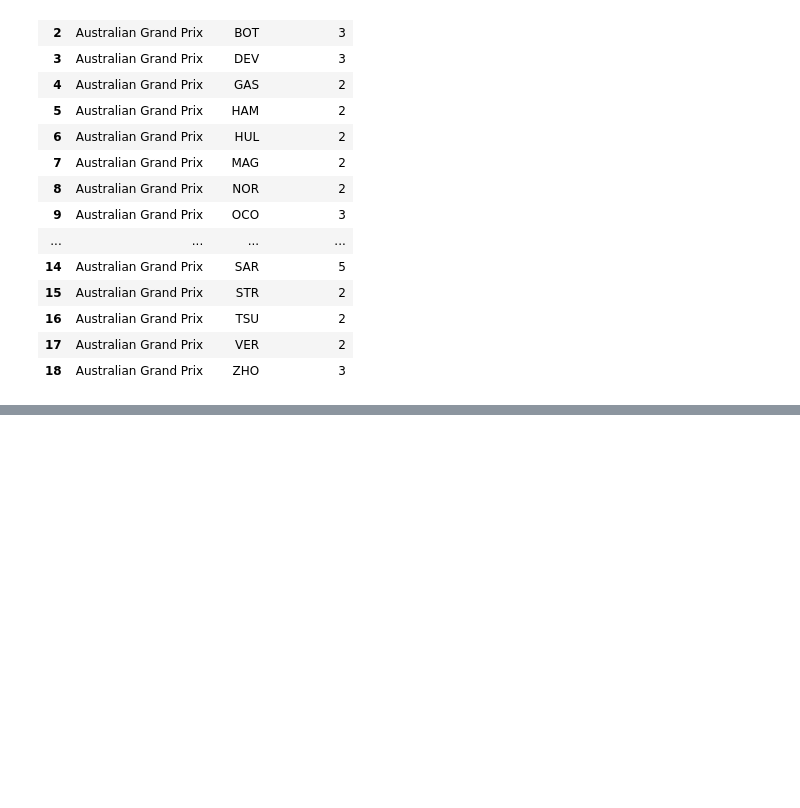
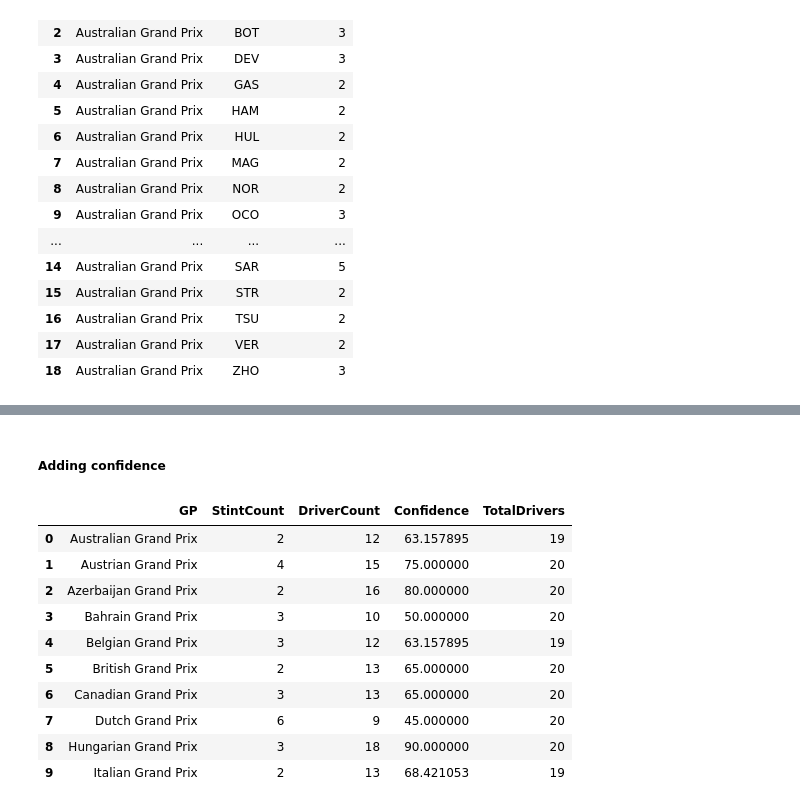
Before and after one commit to UsualSuspect09/F1-Race-Strat-Engine, a Jupyter notebook: Feature_Engg_2023.ipynb, the cells around one changed output, grey strips where cells are left out. Saved outputs shown, nothing was run; the diff lists cells and outputs as text; code cells hidden in the pictures; blank space fills up the shorter version.

Commit message:
Driver-Stint-GP Feature Engineering

```diff
--- a/Feature_Engg_2023.ipynb
+++ b/Feature_Engg_2023.ipynb
@@ -1509,0 +1564,9 @@ stints_per_driver[stints_per_driver['GP'] == 'Australian Grand Prix']
+# %%
+# to count how many drivers used each stint_count per GP
+gp_stint_count = (
+    stints_per_driver
+    .groupby(['GP', 'StintCount'])
+    .size()
+    .reset_index(name='DriverCount')
+)
+gp_stint_count.head(7)
@@ -1509,0 +1582,4 @@ stints_per_driver[stints_per_driver['GP'] == 'Australian Grand Prix']
+# %%
+# step 2: sorting in descending order by DriverCount within each GP
+gp_stint_count = gp_stint_count.sort_values(by=['GP', 'DriverCount'], ascending=[True, False])
+gp_stint_count.head(10)
@@ -1509,0 +1598,3 @@ stints_per_driver[stints_per_driver['GP'] == 'Australian Grand Prix']
+# %%
+dominant_stint_count = gp_stint_count.drop_duplicates(subset=['GP'])
+dominant_stint_count.head(10)
@@ -1509,0 +1613,31 @@ stints_per_driver[stints_per_driver['GP'] == 'Australian Grand Prix']
+# %% [markdown]
+##### Adding confidence
+# %%
+# total drivers per GP
+total_drivers_per_gp = stints_per_driver.groupby('GP')['Driver'].size().reset_index(name='TotalDrivers')
+
+# remove old total-driver columns (if cell was run before), then merge cleanly
+dominant_stint_count = dominant_stint_count.drop(
+	columns=['TotalDrivers', 'TotalDrivers_x', 'TotalDrivers_y'],
+	errors='ignore'
+)
+dominant_stint_count = dominant_stint_count.merge(total_drivers_per_gp, on='GP', how='left')
+
+# compute confidence as percentage of drivers using the dominant stint count
+dominant_stint_count['Confidence'] = (
+	dominant_stint_count['DriverCount'] / dominant_stint_count['TotalDrivers']
+) * 100
+
+dominant_stint_count.head(10)
+# %% [output]
+|  | GP | StintCount | DriverCount | Confidence | TotalDrivers |
+| 0 | Australian Grand Prix | 2 | 12 | 63.157895 | 19 |
+| 1 | Austrian Grand Prix | 4 | 15 | 75.000000 | 20 |
+| 2 | Azerbaijan Grand Prix | 2 | 16 | 80.000000 | 20 |
+| 3 | Bahrain Grand Prix | 3 | 10 | 50.000000 | 20 |
+| 4 | Belgian Grand Prix | 3 | 12 | 63.157895 | 19 |
+| 5 | British Grand Prix | 2 | 13 | 65.000000 | 20 |
+| 6 | Canadian Grand Prix | 3 | 13 | 65.000000 | 20 |
+| 7 | Dutch Grand Prix | 6 | 9 | 45.000000 | 20 |
+| 8 | Hungarian Grand Prix | 3 | 18 | 90.000000 | 20 |
+| 9 | Italian Grand Prix | 2 | 13 | 68.421053 | 19 |
```
Also changed, not shown: parts of 9 cells of this notebook.
